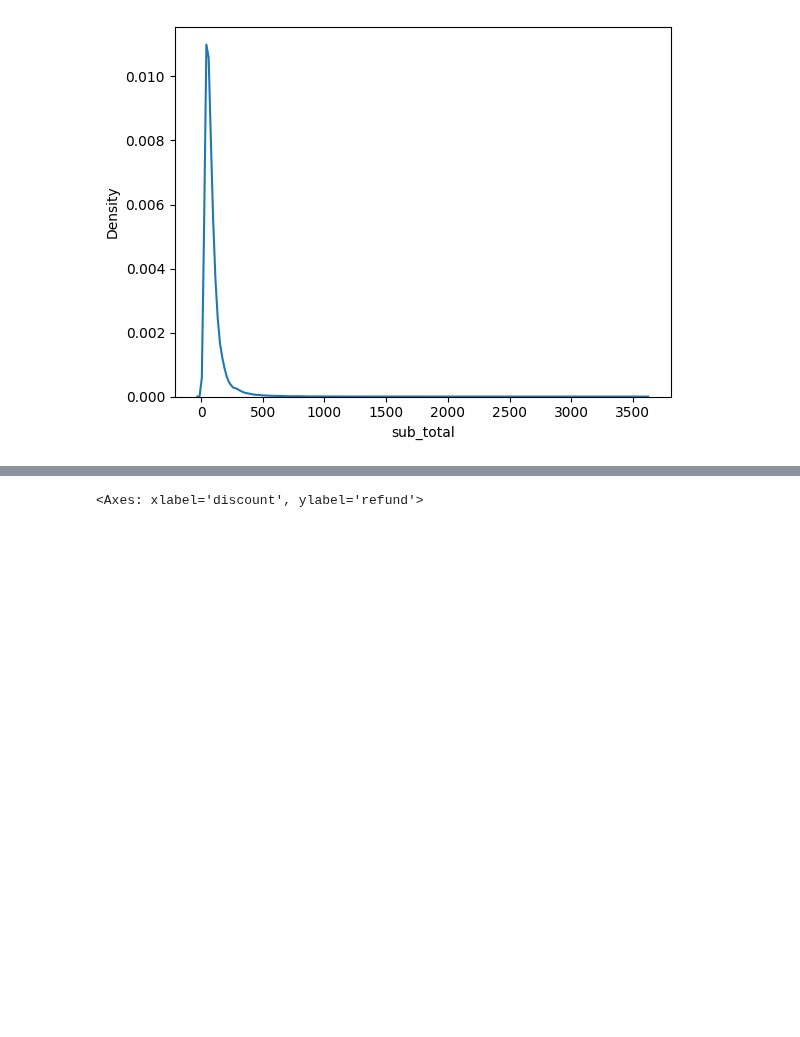
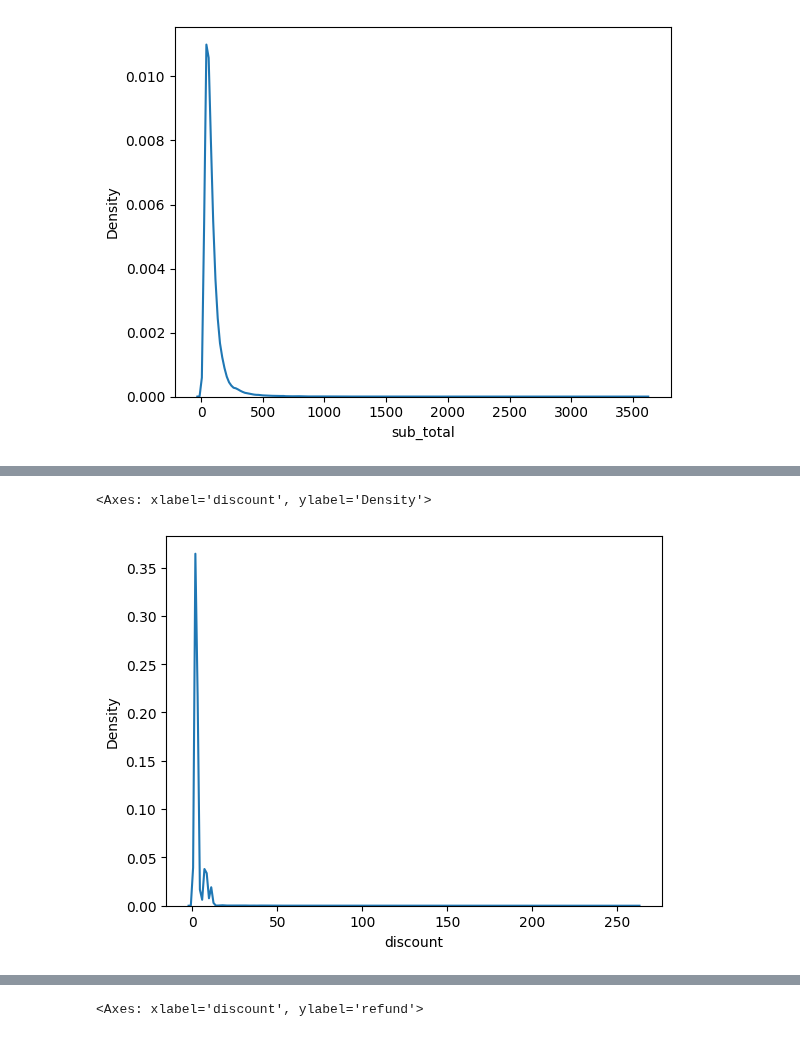
Before and after one commit to PigStep/ML-Delivery-Refund-Research, a Jupyter notebook: notebook/notebook.ipynb, the cells around one changed output, grey strips where cells are left out. Drawn from its saved outputs; the diff is of its cells as text; code cells hidden in the pictures; blank space fills up the shorter version.

```diff
--- a/notebook/notebook.ipynb
+++ b/notebook/notebook.ipynb
@@ -228,0 +237,5 @@ sns.kdeplot(delivery_data,x="sub_total")
+# %%
+sns.kdeplot(delivery_data,x="discount")
+# %% [output]
+<Axes: xlabel='discount', ylabel='Density'>
+[figure, added]
```
Also changed, not shown: parts of 23 cells of this notebook.
